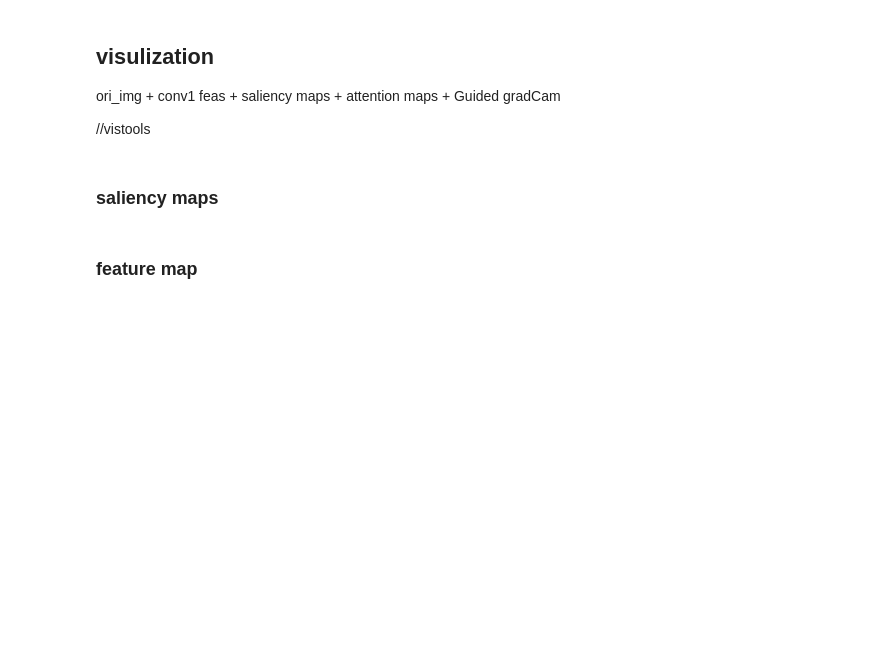
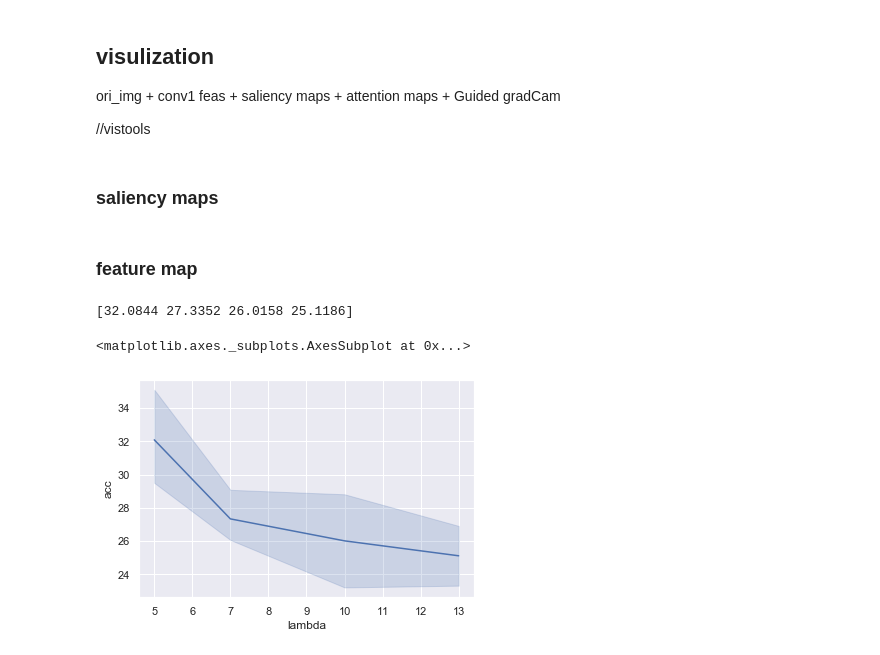
Before and after one commit to selous123/libadver, a Jupyter notebook: examples/IPIM-AttnModel/attack.ipynb, the cells around one changed output. Cells and saved outputs as stored; diff of their text form; code cells hidden in the pictures; blank space fills up the shorter version.

```diff
--- a/examples/IPIM-AttnModel/attack.ipynb
+++ b/examples/IPIM-AttnModel/attack.ipynb
@@ -579,3 +570,31 @@ resnet = models.resnet18()
 #print(resnet)
 
 print(resnext)
+# %%
+import numpy as np
+acc_np = np.array([
+    [27.968,34.301,36.939,30.343,30.871],
+    [27.177,27.177,26.385,25.330,30.607],
+    [28.760,22.691,25.330,22.691,30.607],
+    [22.955,27.704,23.219,27.441,24.274]
+])
+
+import pandas
+data_df = pandas.read_csv("test.csv")
+
+print(acc_np.mean(axis=1))
+# %% [output]
+[32.0844 27.3352 26.0158 25.1186]
+# %%
+import seaborn as sns; sns.set()
+import matplotlib.pyplot as plt
+fmri = sns.load_dataset("fmri")
+
+#print(fmri)
+
+ax = sns.lineplot(x="lambda", y="acc", markers=True, dashes=False, data=data_df)
+
+ax
+# %% [output]
+<matplotlib.axes._subplots.AxesSubplot at 0x...>
+[figure, added]
```
Also changed, not shown: parts of 2 cells of this notebook, 25 other files.
